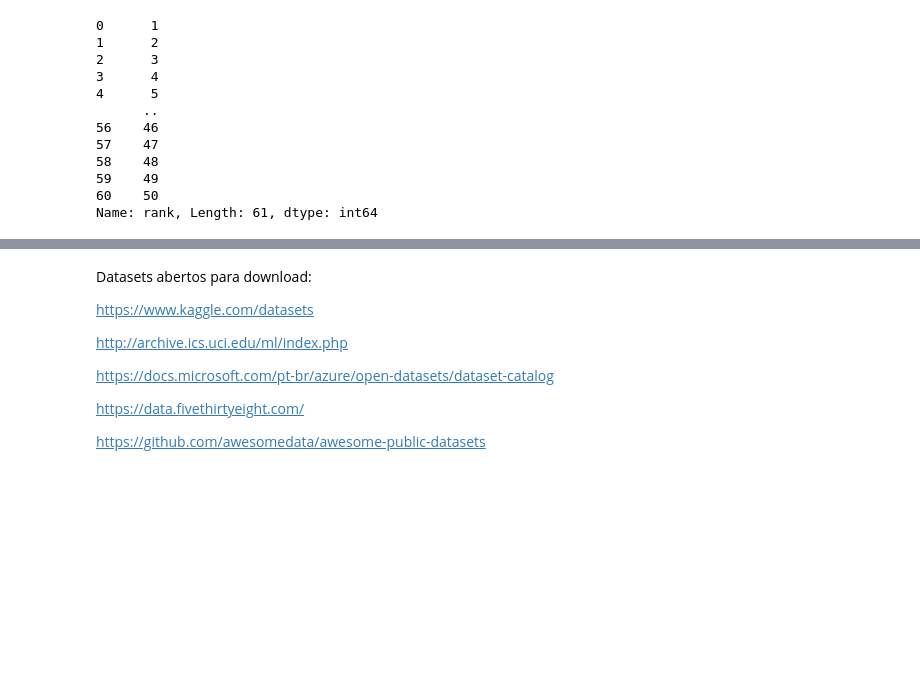
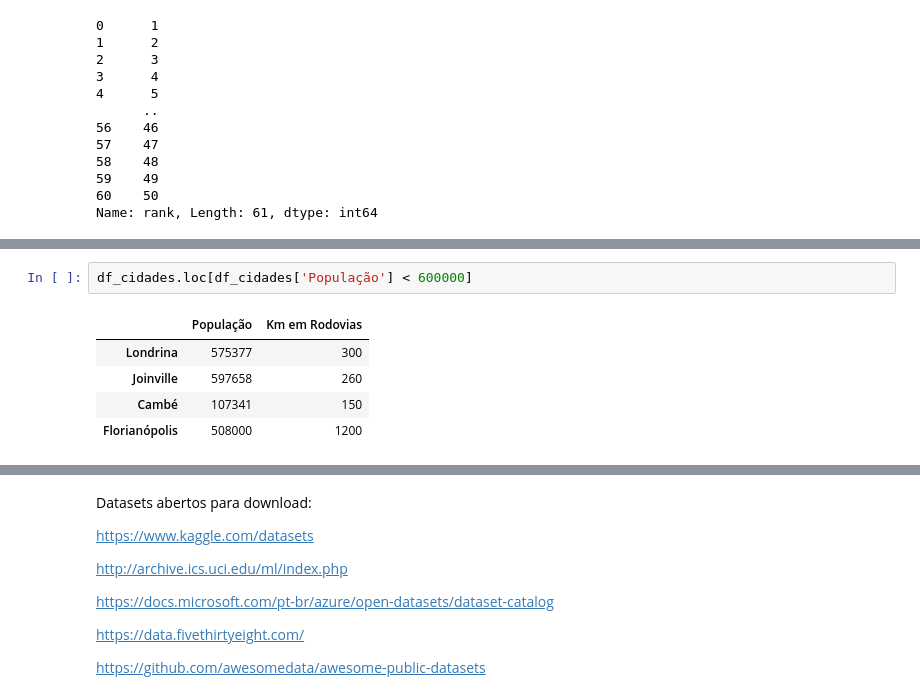
Before and after one commit to fernandonakagawa/Python_TCS_100h, a Jupyter notebook: Python_para_Data_Science_Q_Python_TCS_100h.ipynb, the cells around one changed output, grey strips where cells are left out. Saved outputs shown, nothing was run; the diff lists cells and outputs as text; blank space fills up the shorter version.

```diff
--- a/Python_para_Data_Science_Q_Python_TCS_100h.ipynb
+++ b/Python_para_Data_Science_Q_Python_TCS_100h.ipynb
@@ -1434,0 +1499,8 @@ Name: A, dtype: int64
+# %%
+df_cidades.loc[df_cidades['População'] < 600000]
+# %% [output]
+|  | População | Km em Rodovias |
+| Londrina | 575377 | 300 |
+| Joinville | 597658 | 260 |
+| Cambé | 107341 | 150 |
+| Florianópolis | 508000 | 1200 |
```
Also changed, not shown: parts of 18 cells of this notebook.
